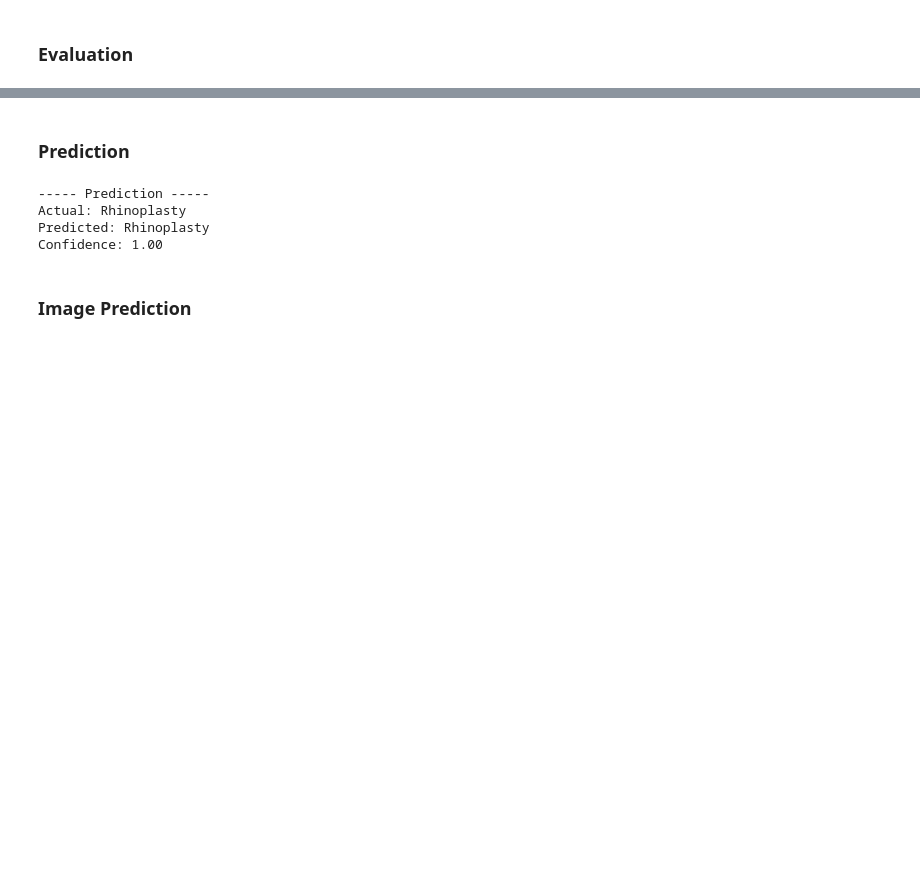
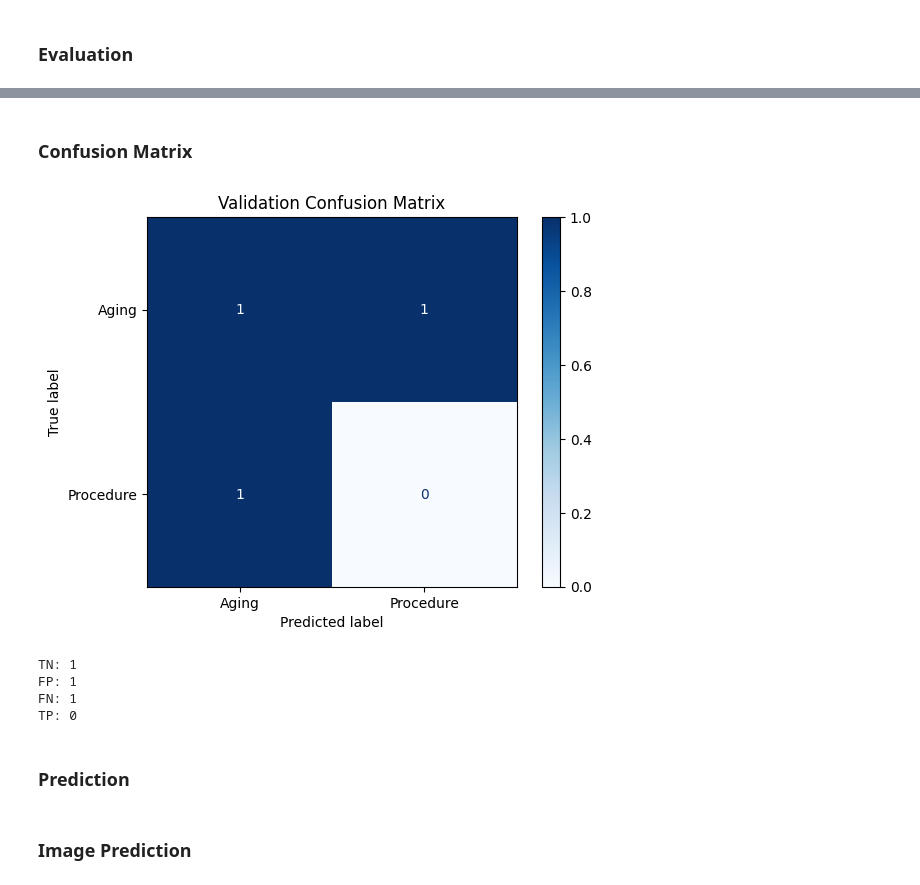
Before and after one commit to ProntoSbinalla/CIS-515-Final-Project, a Jupyter notebook: Notebooks/Model Development.ipynb, the cells around one changed output, grey strips where cells are left out. Drawn from its saved outputs; the diff is of its cells as text; code cells hidden in the pictures; blank space fills up the shorter version.

```diff
--- a/Notebooks/Model Development.ipynb
+++ b/Notebooks/Model Development.ipynb
@@ -165,32 +224,76 @@ Accuracy: 1.00
+# %% [markdown]
+### Confusion Matrix
+# %%
+def get_predictions(model, loader, device):
+    model.eval()
+    all_preds = []
+    all_labels = []
+
+    with torch.no_grad():
+        for before, after, labels in loader:
+            before = before.to(device)
+            after = after.to(device)
+            labels = labels.to(device)
+
+            outputs = model(before, after)
+            _, preds = torch.max(outputs, 1)
+
+            all_preds.extend(preds.cpu().numpy())
+            all_labels.extend(labels.cpu().numpy())
+
+    return np.array(all_labels), np.array(all_preds)
+
+y_true, y_pred = get_predictions(model, val_loader, device)
+
+cm = confusion_matrix(y_true, y_pred)
+
+disp = ConfusionMatrixDisplay(confusion_matrix=cm, display_labels=["Aging", "Procedure"])
+disp.plot(cmap="Blues", values_format="d")
+plt.title("Validation Confusion Matrix")
+plt.show()
+
+tn, fp, fn, tp = cm.ravel()
+print("TN:", tn)
+print("FP:", fp)
+print("FN:", fn)
+print("TP:", tp)
+# %% [output]
+[figure, added]
+TN: 1
+FP: 1
+FN: 1
+TP: 0
 # %% [markdown]
 ### Prediction
 # %%
-def predict_sample(model, dataset, idx):
+def predict_sample(model, dataset, idx, device):
     model.eval()
 
     before, after, label = dataset[idx]
-
     before = before.unsqueeze(0).to(device)
     after = after.unsqueeze(0).to(device)
 
     with torch.no_grad():
         output = model(before, after)
-        probs = torch.softmax(output, dim=1)
-        pred = torch.argmax(probs, dim=1).item()
+        probs = torch.softmax(output, dim=1).cpu().numpy()[0]
+        pred = probs.argmax()
 
-    classes = ["Aging", "Rhinoplasty"]
+    classes = ["Aging", "Procedure"]
 
     print("----- Prediction -----")
-    print(f"Actual: {classes[label]}")
+    print(f"Actual: {classes[label.item()]}")
     print(f"Predicted: {classes[pred]}")
-    print(f"Confidence: {probs[0][pred].item():.2f}")
 
-predict_sample(model, dataset, idx=0)
+    plt.figure(figsize=(6, 4))
+    plt.bar(classes, probs)
+    plt.ylabel("Probability")
+    plt.title("Prediction Confidence")
+    plt.ylim(0, 1)
+
+    for i, v in enumerate(probs):
+        plt.text(i, v + 0.02, f"{v:.2f}", ha="center")
+
+    plt.show()
-# %% [output]
------ Prediction -----
-Actual: Rhinoplasty
-Predicted: Rhinoplasty
-Confidence: 1.00
 # %% [markdown]
 ### Image Prediction
 # %%
```
Also changed, not shown: parts of 7 cells of this notebook.
